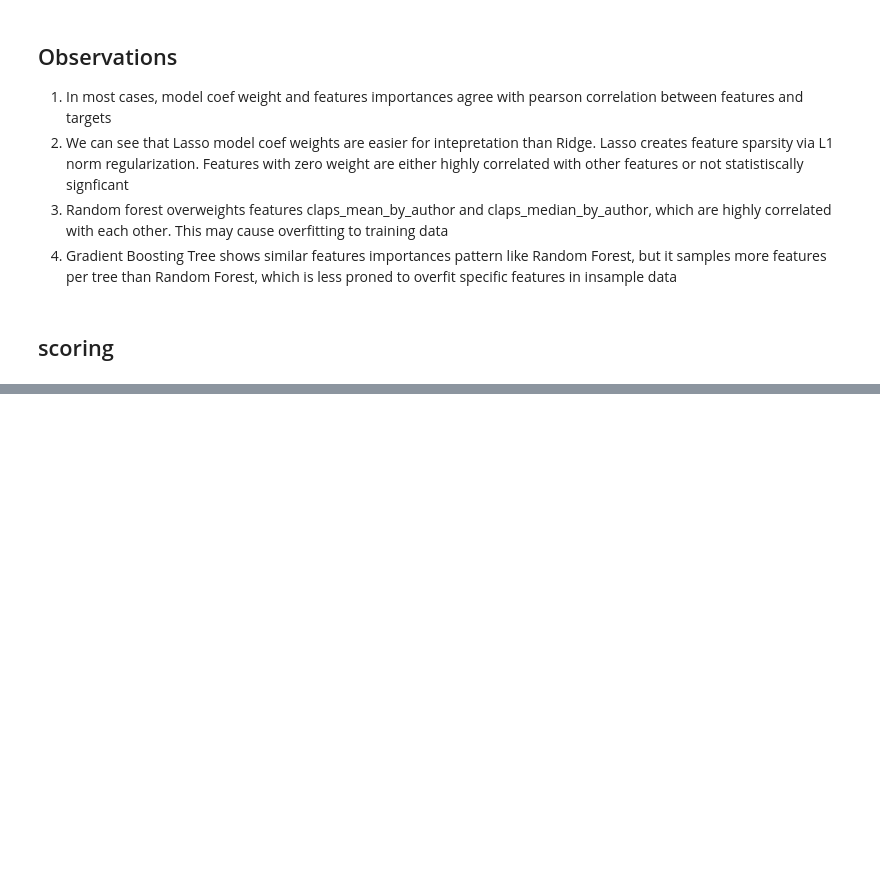
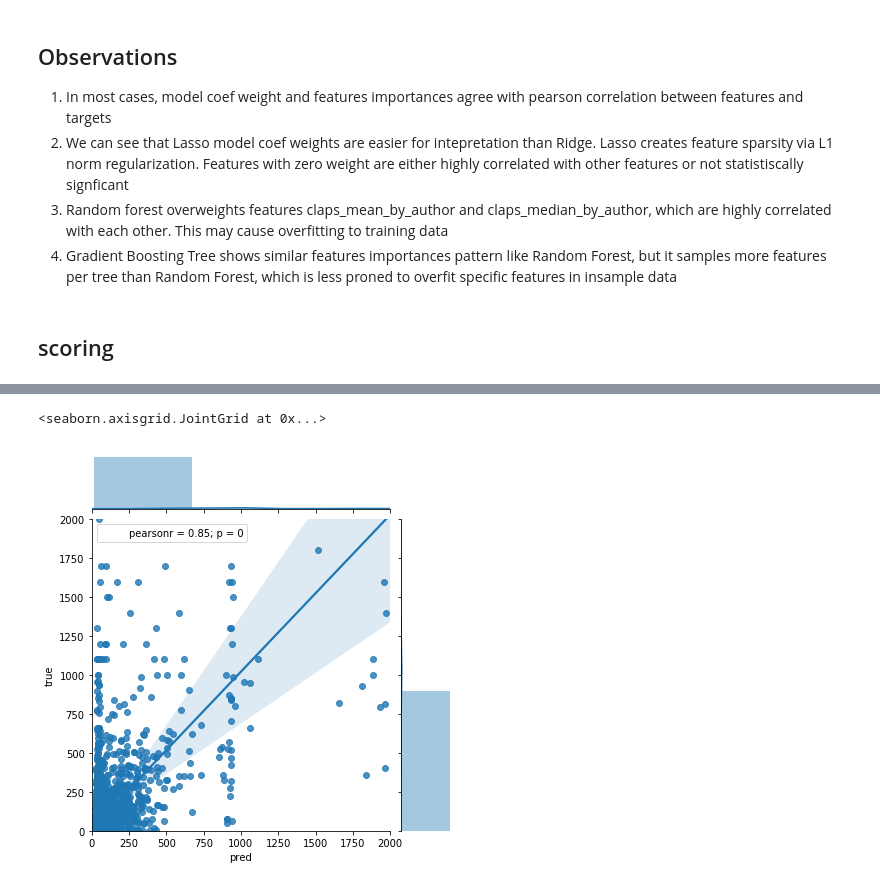
Before and after one commit to sherlockjjj/medium, a Jupyter notebook: analytics/notebooks/clap_prediction_V1.1.ipynb, the cells around one changed output, grey strips where cells are left out. Cells and saved outputs as stored; diff of their text form; code cells hidden in the pictures; blank space fills up the shorter version.

```diff
--- a/analytics/notebooks/clap_prediction_V1.1.ipynb
+++ b/analytics/notebooks/clap_prediction_V1.1.ipynb
@@ -437,0 +461,5 @@ pd.DataFrame(
+# %%
+sns.jointplot(x='pred', y='true', data=data, kind="reg", xlim=(0, 2000), ylim=(0, 2000))
+# %% [output]
+<seaborn.axisgrid.JointGrid at 0x...>
+[figure, added]
```
Also changed, not shown: parts of 11 cells of this notebook.
